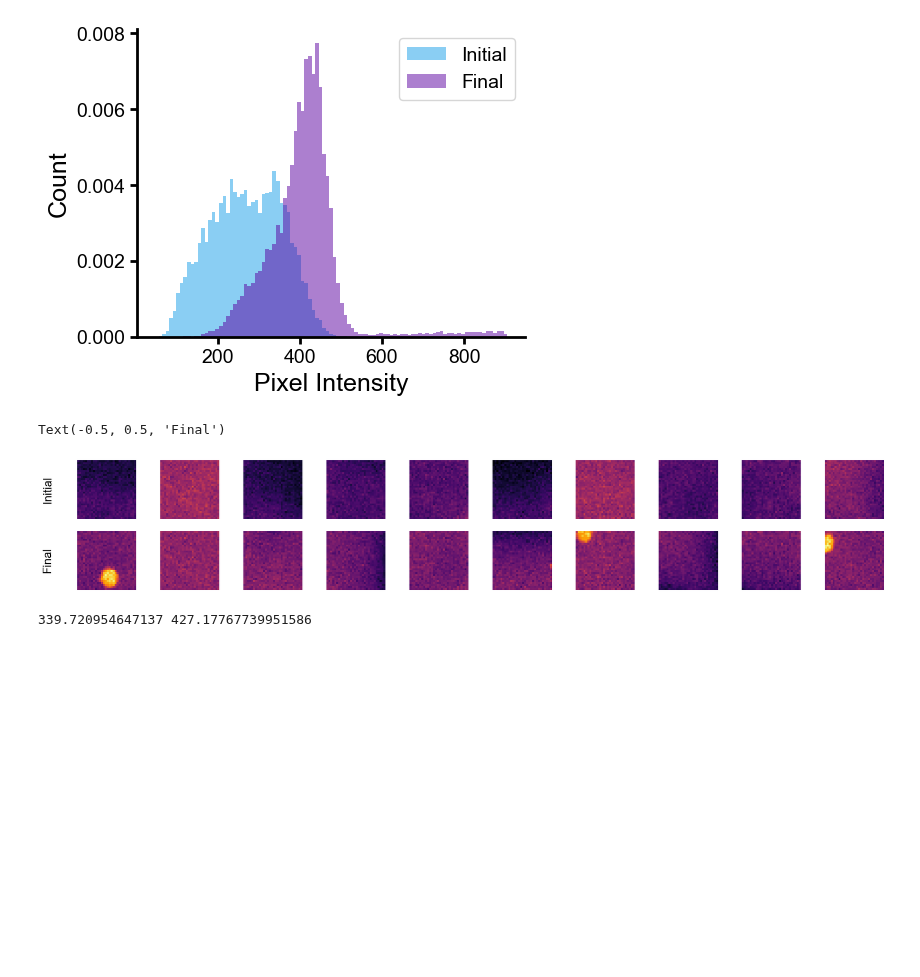
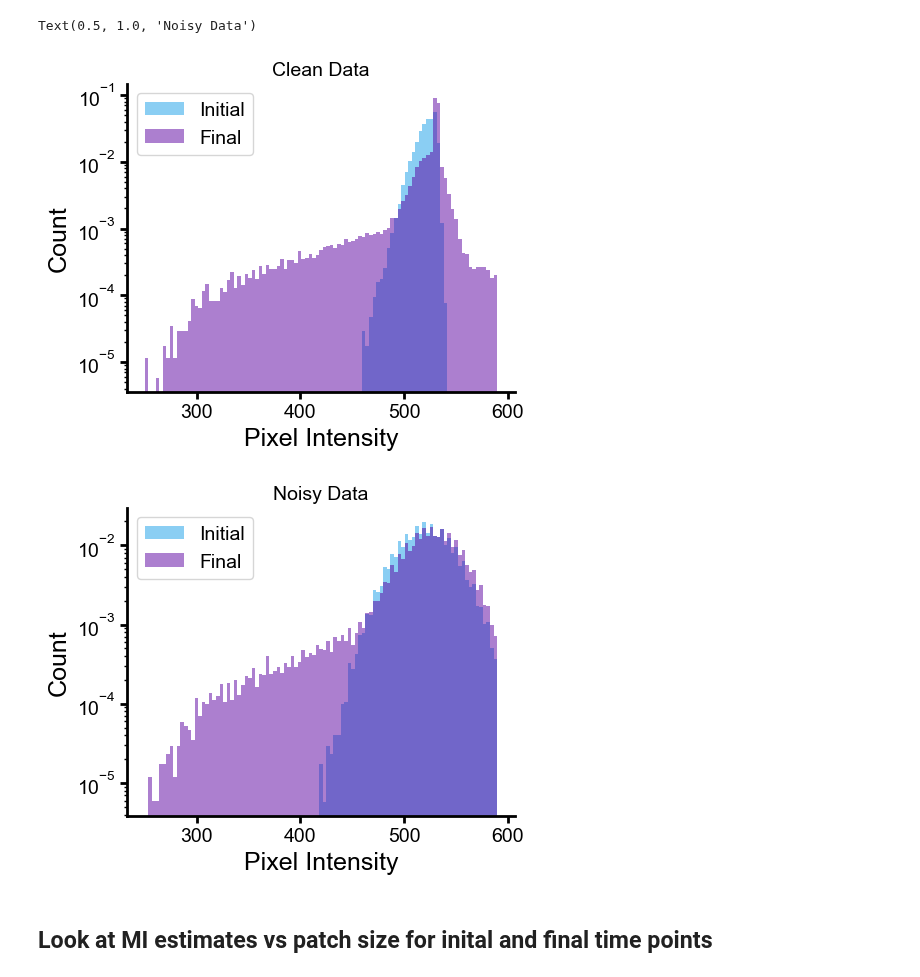
Before and after one commit to Waller-Lab/EncodingInformation, a Jupyter notebook: mi_estimator_experiments/end_to_end_analysis.ipynb, the cells around one changed output. Saved outputs shown, nothing was run; the diff lists cells and outputs as text; code cells hidden in the pictures; blank space fills up the shorter version.

```diff
--- a/mi_estimator_experiments/end_to_end_analysis.ipynb
+++ b/mi_estimator_experiments/end_to_end_analysis.ipynb
@@ -47,0 +25,13 @@ Epoch 10: validation NLL: 4.69
+# %%
+eric_dir = '/home/emarkley/Workspace/PYTHON/InformationTheoryEndToEnd/MIMeasurements/'
+folder = 'DPC_xlr0.003_ylr0.003_rlr0.005_unetlr0.0001'
+filenames = [file for file in os.listdir(eric_dir + folder) if file.endswith('.npy')]
+indices = [int(file.split('_')[-1].split('.')[0]) for file in filenames]
+# sort by index
+filenames = [x for _,x in sorted(zip(indices,filenames))]
+
+# load data for each
+data = []
+for file in filenames:
+    data.append(np.load(eric_dir + folder + '/' + file))
+print(filenames)
@@ -48,15 +73,31 @@ Epoch 10: validation NLL: 4.69
 # %%
-# plot histogram of initial noisy patches
+# plot histogram of clean patches
 fig, ax = plt.subplots(1, 1, figsize=(5,4))
-bins = np.linspace(min(intial_noisy_patches.min(), final_noisy_patches.min()),
-                        max(np.percentile(final_noisy_patches, 99.5), np.percentile(initial_patches, 99.5)), 100)
+bins = np.linspace(min(initial_clean_data[:5].min(), final_clean_data[:5].min()),
+                        max(np.percentile(initial_clean_data[:5], 99.5), np.percentile(final_clean_data[:5], 99.5)), 100)
 
 
-ax.hist(intial_noisy_patches[:25].flatten(),  alpha=0.5, label='Initial', bins=bins, density=True)
-ax.hist(final_noisy_patches[:25].flatten(),  alpha=0.5, label='Final', bins=bins, density=True)
+ax.hist(initial_clean_data[:5].flatten(),  alpha=0.5, label='Initial', bins=bins, density=True, log=True)
+ax.hist(final_clean_data[:5].flatten(),  alpha=0.5, label='Final', bins=bins, density=True, log=True)
 ax.set_xlabel('Pixel Intensity')
 ax.set_ylabel('Count')
 ax.legend()
 clear_spines(ax)
+ax.set_title('Clean Data')
+
+
+# plot histogram of noisy patches
+fig, ax = plt.subplots(1, 1, figsize=(5,4))
+initial_noisy_data_to_show = add_noise(data[0][:5])
+final_noisy_data_to_show = add_noise(data[-1][:5])
+ax.hist(initial_noisy_data_to_show.flatten(),  alpha=0.5, label='Initial', bins=bins, density=True, log=True)
+ax.hist(final_noisy_data_to_show.flatten(),  alpha=0.5, label='Final', bins=bins, density=True, log=True)
+ax.set_xlabel('Pixel Intensity')
+ax.set_ylabel('Count')
+ax.legend()
+clear_spines(ax)
+ax.set_title('Noisy Data')
 # %% [output]
+Text(0.5, 1.0, 'Noisy Data')
-[figure, old version]
+[figure, new version]
+[figure, added]
@@ -67,24 +104,2 @@ samples_final = pixel_cnn_final.generate_samples(10)
-# %%
-
-# find contrast setttings common to both initial and final
-vmin = min(samples_initial.min(), samples_final.min())
-vmax = max(samples_initial.max(), samples_final.max())
-
-# plot samples from initial and final
-fig, ax = plt.subplots(2, samples_final.shape[0], figsize=(2.5 * samples_final.shape[0], 4))
-for i in range(samples_final.shape[0]):
-    ax[0, i].imshow(samples_initial[i], vmin=vmin, vmax=vmax, cmap='inferno')
-    ax[0, i].axis('off')
-    ax[1, i].imshow(samples_final[i], vmin=vmin, vmax=vmax, cmap='inferno')
-    ax[1, i].axis('off')
-
-# add a label to the left of each row
-ax[0, 0].text(-0.5, 0.5, 'Initial', fontsize=20, rotation=90, va='center', ha='center', transform=ax[0, 0].transAxes)
-ax[1, 0].text(-0.5, 0.5, 'Final', fontsize=20, rotation=90, va='center', ha='center', transform=ax[1, 0].transAxes)
-# %% [output]
-Text(-0.5, 0.5, 'Final')
-[figure, removed]
-# %%
-print(initial_patches.mean(), final_patches.mean())
-# %% [output]
-339.720954647137 427.17767739951586
+# %% [markdown]
+## Look at MI estimates vs patch size for inital and final time points
```
Also changed, not shown: parts of 12 cells of this notebook, 5 other files.
